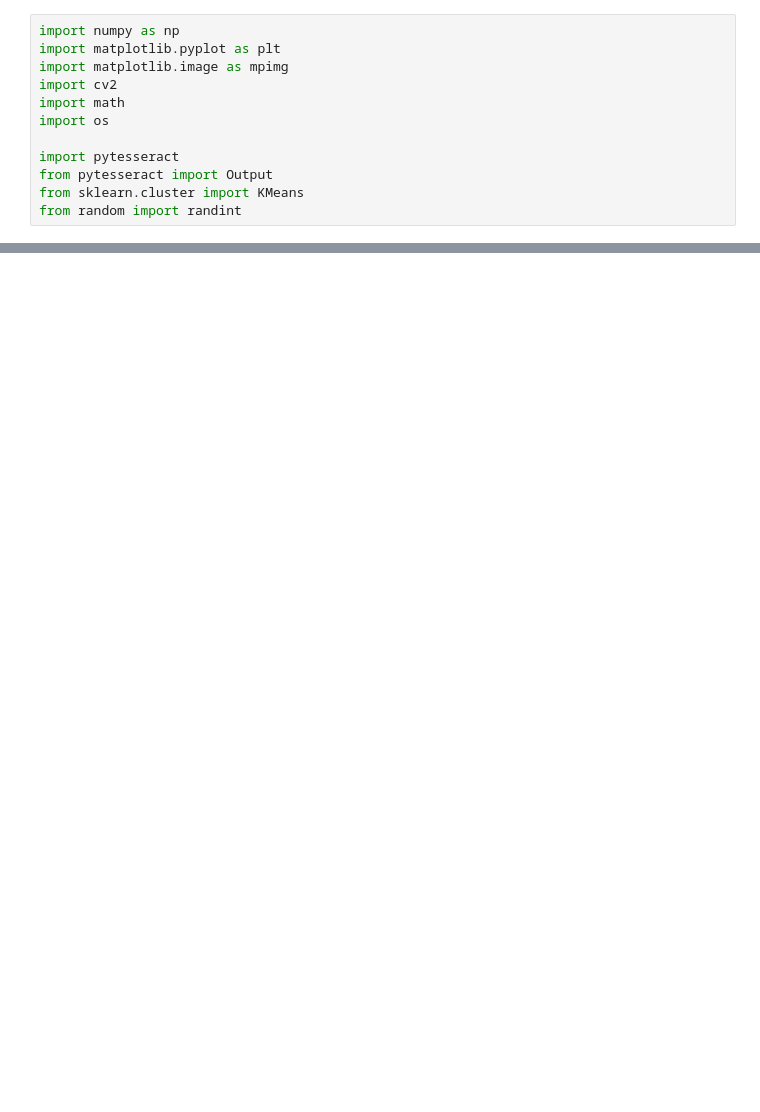
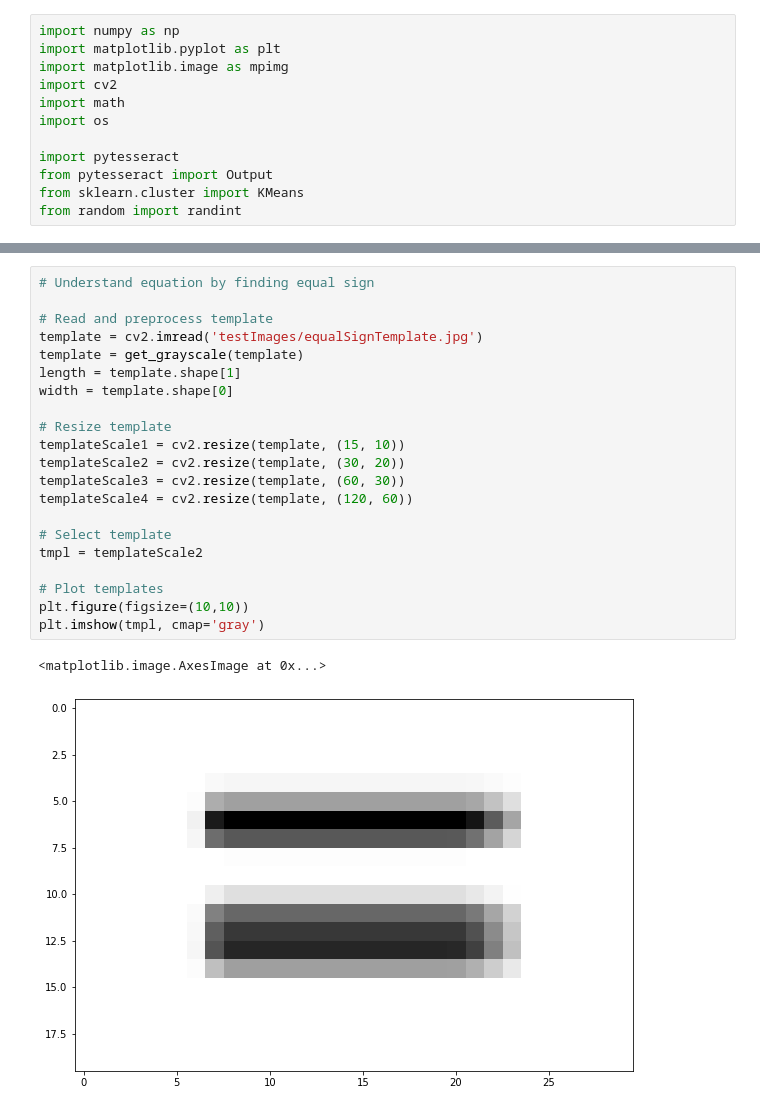
Before and after one commit to dschmoeller/iCheck, a Jupyter notebook: OCR tesseract.ipynb, the cells around one changed output, grey strips where cells are left out. Cells and saved outputs as stored; diff of their text form; blank space fills up the shorter version.

```diff
--- a/OCR tesseract.ipynb
+++ b/OCR tesseract.ipynb
@@ -176,0 +141,24 @@ Clipping input data to the valid range for imshow with RGB data ([0..1] for floa
+# %%
+# Understand equation by finding equal sign
+
+# Read and preprocess template
+template = cv2.imread('testImages/equalSignTemplate.jpg')
+template = get_grayscale(template)
+length = template.shape[1]
+width = template.shape[0]
+
+# Resize template
+templateScale1 = cv2.resize(template, (15, 10))
+templateScale2 = cv2.resize(template, (30, 20))
+templateScale3 = cv2.resize(template, (60, 30))
+templateScale4 = cv2.resize(template, (120, 60))
+
+# Select template
+tmpl = templateScale2
+
+# Plot templates
+plt.figure(figsize=(10,10))
+plt.imshow(tmpl, cmap='gray')
+# %% [output]
+<matplotlib.image.AxesImage at 0x...>
+[figure, added]
```
Also changed, not shown: parts of 12 cells of this notebook.
